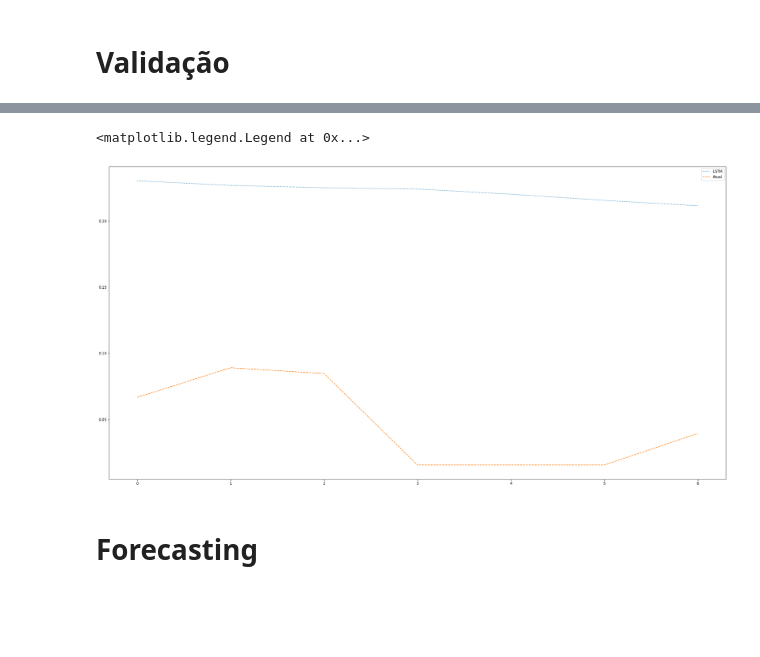
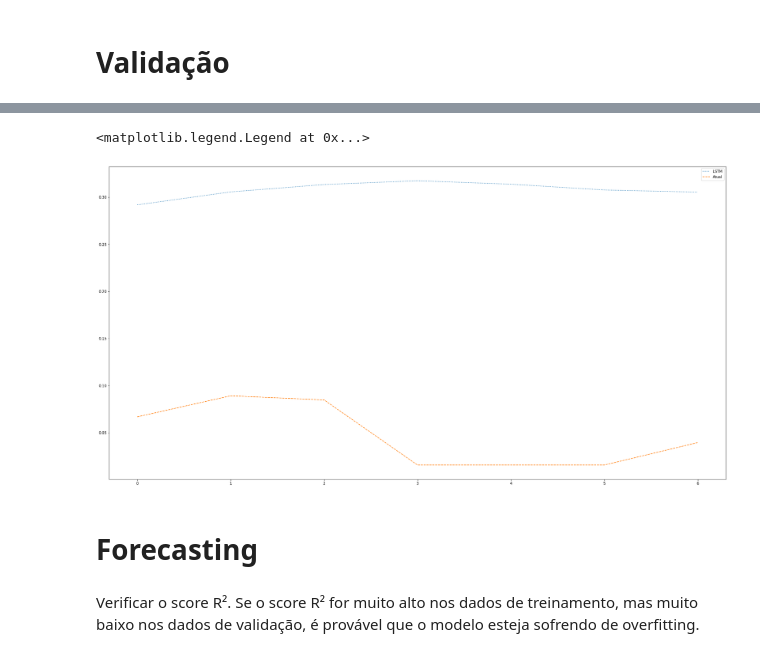
Before and after one commit to laysfreitas/Covid_Dados, a Jupyter notebook: LSTM_Covid_Data_Obitos.ipynb, the cells around one changed output, grey strips where cells are left out. Drawn from its saved outputs; the diff is of its cells as text; code cells hidden in the pictures; blank space fills up the shorter version.

```diff
--- a/LSTM_Covid_Data_Obitos.ipynb
+++ b/LSTM_Covid_Data_Obitos.ipynb
@@ -21,4 +21,4 @@ To: /content/Result_GO_Obitos.csv
 # %% [markdown]
 # **Preparando os dados**
 # %%
-DF = pd.read_csv('/content/Result_GO_Obitos.csv',sep=',')
+DF = pd.read_csv('/content/R_GO.csv',sep=',')
@@ -56,9 +138,10 @@ xin = xin.reshape(xin.shape[0], xin.shape[1], 1)
 # %%
 # Keras é uma interface do TensorFlow
 import tensorflow as tf
+from sklearn.metrics import r2_score
+from keras import regularizers
 from keras.models import Sequential
-from keras.layers import Dense
-from keras.layers import LSTM
+from keras.layers import LSTM, Dense, Input
 from keras.layers import Dropout
 
 # Inicializar modelo LSTM
@@ -69,4 +152,4 @@ m.add(Dropout(0.2))
 m.add(LSTM(units=50))
 m.add(Dropout(0.2))
 m.add(Dense(units=1))
-m.compile(optimizer = 'adam', loss = 'mean_squared_error')
+m.compile(optimizer='RMSprop', loss='mean_squared_logarithmic_error')
@@ -113,7 +206,10 @@ xin, next_x1 = np.array(xin), np.array(next_x1)
 xin = xin.reshape((xin.shape[0], xin.shape[1], 1))
 
 # Predizer o próximo valor (1 passo a frente)
-X_pred = m .predict(xin)
+X_pred = m.predict(xin)
+
+r2 = r2_score(next_x1, X_pred)
+print(r2)
 
 # Mostrar predição VS dados de teste atual
 plt.figure(figsize=(30.4,15.8))
@@ -125,7 +222,9 @@ plt.legend()
 <matplotlib.legend.Legend at 0x...>
-[figure, old version]
+[figure, new version]
 # %% [markdown]
 # **Forecasting**
+# %% [markdown]
+Verificar o score R². Se o score R² for muito alto nos dados de treinamento, mas muito baixo nos dados de validação, é provável que o modelo esteja sofrendo de overfitting.
 # %%
 # Usando valores preditivos para predizer o próximo passo
 
```
Also changed, not shown: parts of 12 cells of this notebook.
